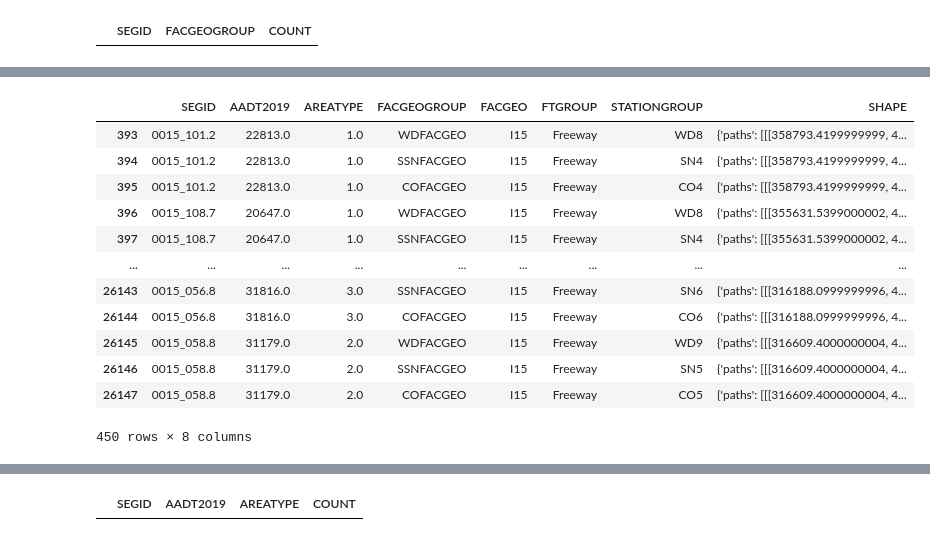
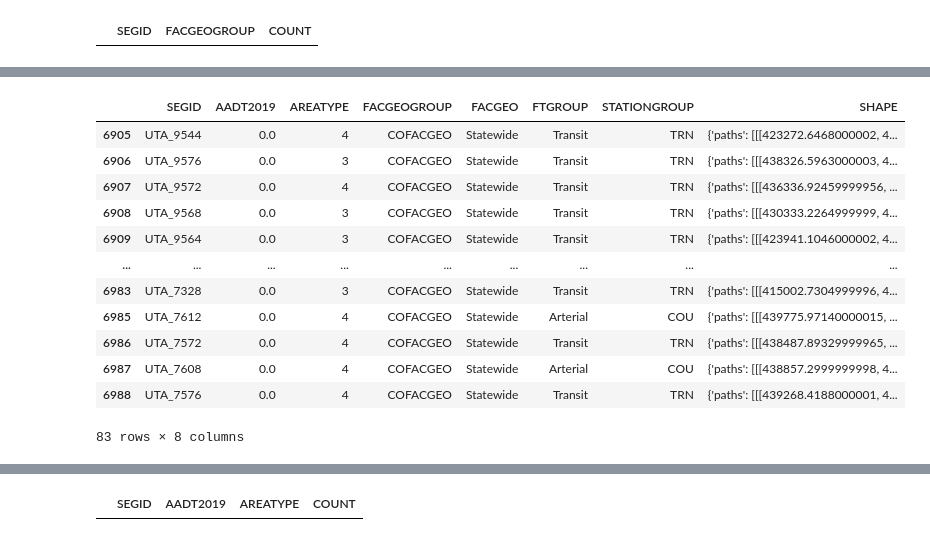
Before and after one commit to WFRCAnalytics/DATA-UDOT-Segment-Factors, a Jupyter notebook: 8_Assign-Segments-To-CCS-Groups.ipynb, the cells around one changed output, grey strips where cells are left out. Saved outputs shown, nothing was run; the diff lists cells and outputs as text; code cells hidden in the pictures.

```diff
--- a/8_Assign-Segments-To-CCS-Groups.ipynb
+++ b/8_Assign-Segments-To-CCS-Groups.ipynb
@@ -296,13 +313,11 @@ dfWFRCMasterNetwork_Segs = dfWFRCMasterNetwork_Segs[-dfWFRCMasterNetwork['SEGID'
 dfWFRCMasterNetwork_Segs = dfWFRCMasterNetwork_Segs[dfWFRCMasterNetwork_Segs['SEGID']!='']
 dfWFRCMasterNetwork_Segs = dfWFRCMasterNetwork_Segs[dfWFRCMasterNetwork_Segs['SEGID']!='0']
 dfWFRCMasterNetwork_Segs = dfWFRCMasterNetwork_Segs[dfWFRCMasterNetwork_Segs['SEGID']!='false']
-dfWFRCMasterNetwork_Segs = dfWFRCMasterNetwork_Segs[dfWFRCMasterNetwork_Segs['FT_2019']<50]
-dfWFRCMasterNetwork_Segs_2019 = dfWFRCMasterNetwork_Segs[dfWFRCMasterNetwork_Segs['LN_2019']>0]
-dfWFRCMasterNetwork_Segs_2019 = dfWFRCMasterNetwork_Segs_2019[['SEGID','LN_2019','FT_2019']]
+dfWFRCMasterNetwork_Segs = dfWFRCMasterNetwork_Segs[dfWFRCMasterNetwork_Segs['FT_2019']<100]
+dfWFRCMasterNetwork_Segs_2019 = dfWFRCMasterNetwork_Segs[['SEGID','LN_2019','FT_2019']]
 dfWFRCMasterNetwork_Segs_2019 = dfWFRCMasterNetwork_Segs_2019.groupby(['SEGID'],as_index=False).agg(MAXFT19_WFRC=('FT_2019','max'))
 display(dfWFRCMasterNetwork_Segs_2019)
-dfWFRCMasterNetwork_Segs_2050 = dfWFRCMasterNetwork_Segs[dfWFRCMasterNetwork_Segs['LN23_50']>0]
-dfWFRCMasterNetwork_Segs_2050 = dfWFRCMasterNetwork_Segs_2050[['SEGID','LN23_50','FT23_50']]
+dfWFRCMasterNetwork_Segs_2050 = dfWFRCMasterNetwork_Segs[['SEGID','LN23_50','FT23_50']]
 dfWFRCMasterNetwork_Segs_2050 = dfWFRCMasterNetwork_Segs_2050.groupby(['SEGID'],as_index=False).agg(MAXFT50_WFRC=('FT23_50','max'))
 display(dfWFRCMasterNetwork_Segs_2050)
 # %% [output]
@@ -381,9 +396,9 @@ dfSegFT
 8722 rows × 2 columns
 # %%
 dFTGroup = {
-     'FTFROM' : [         0,          10,       20],
-     'FTTO'   : [         9,          19,       49],
-     'FTGROUP': ['Arterial','Expressway','Freeway']
+     'FTFROM' : [         1,          10,       20,       50],
+     'FTTO'   : [         9,          19,       49,      100],
+     'FTGROUP': ['Arterial','Expressway','Freeway','Transit']
 }
 dfFTGroup = pd.DataFrame(dFTGroup)
 display(dfFTGroup)
@@ -717,11 +742,18 @@ display(prmAreaTypeOverridesSeg['SEGID'][dupes])
 
 sdfSegmentsWithAADT_AT_wOverride = pd.DataFrame.merge(sdfSegmentsWithAADT_AT,prmAreaTypeOverridesSeg,on='SEGID',how='left')
 
+sdfSegmentsWithAADT_AT_wOverride['ATOVERRIDE'].fillna(0,inplace=True)
+sdfSegmentsWithAADT_AT_wOverride['NOTE'].fillna("",inplace=True)
+
+sdfSegmentsWithAADT_AT_wOverride['AREATYPE'] = sdfSegmentsWithAADT_AT_wOverride['AREATYPE'].astype(int)
+sdfSegmentsWithAADT_AT_wOverride['ATOVERRIDE'] = sdfSegmentsWithAADT_AT_wOverride['ATOVERRIDE'].astype(int)
+#display(sdfSegmentsWithAADT_AT_wOverride)
+
 #update Area Type for records that have Area Type Override value
-sdfSegmentsWithAADT_AT_wOverride.loc[(-sdfSegmentsWithAADT_AT_wOverride['ATOVERRIDE'].isna()),'AREATYPE'] = sdfSegmentsWithAADT_AT_wOverride['ATOVERRIDE']
-#display(sdfSegmentsWithAADT_AT_wOverride[-sdfSegmentsWithAADT_AT_wOverride['ATOVERRIDE'].isna()])
+sdfSegmentsWithAADT_AT_wOverride.loc[(sdfSegmentsWithAADT_AT_wOverride['ATOVERRIDE']>0),'AREATYPE'] = sdfSegmentsWithAADT_AT_wOverride['ATOVERRIDE']
+#display(sdfSegmentsWithAADT_AT_wOverride)
 
 #change override column to flag
-sdfSegmentsWithAADT_AT_wOverride.loc[(-sdfSegmentsWithAADT_AT_wOverride['ATOVERRIDE'].isna()),'ATOVERRIDE'] = 1
+sdfSegmentsWithAADT_AT_wOverride.loc[(sdfSegmentsWithAADT_AT_wOverride['ATOVERRIDE']>0),'ATOVERRIDE'] = 1
 len(sdfSegmentsWithAADT_AT_wOverride.index)
 # %% [output]
@@ -1109,7 +1051,7 @@ sdfSegFacMatch_FTOverride.loc[~(sdfSegFacMatch_FTOverride['FTGROUP_NEW'].isna())
 sdfSegFacMatch_FTOverride.loc[~(sdfSegFacMatch_FTOverride['FTGROUP_NEW'].isna()),'FTGROUP_NEW'] = 1
 
 #show overriden records
-sdfSegFacMatch_FTOverride[sdfSegFacMatch_FTOverride['FTGROUP_NEW']==1]
+display(sdfSegFacMatch_FTOverride[sdfSegFacMatch_FTOverride['FTGROUP_NEW']==1])
 
 sdfSegFacMatch = pd.DataFrame.merge(sdfSegFacMatch_FTOverride,dfFacFieldLookup,on=('FACGEOGROUP','FACGEO','FTGROUP','AREATYPE'),how='left')
 
@@ -1122,7 +1064,12 @@ display("unmatched:")
 display(sdfSegFacMatch2[sdfSegFacMatch2['STATIONGROUP'].isna()])
 
 sdfSegFacMatch2 = sdfSegFacMatch2[['SEGID','AADT2019','AREATYPE','FACGEOGROUP','FACGEO','FTGROUP','STATIONGROUP','SHAPE']]
+sdfSegFacMatch2['STATIONGROUP'] = sdfSegFacMatch2['STATIONGROUP'].fillna('')
 display("final table:")
+
+# MANUALLY SET TRANSIST
+sdfSegFacMatch2.loc[sdfSegFacMatch2['FTGROUP']=='Transit', 'STATIONGROUP'] = 'TRN'
+
 display(sdfSegFacMatch2)
 # %% [output]
 |  | SEGID | FTGROUP_NEW | NOTE |
@@ -1169,16 +1129,16 @@ display(sdfSegFacMatch2)
 # %%
-sdfSegFacMatch2[sdfSegFacMatch2['FACGEO'].str.contains('I15')]
+sdfSegFacMatch2[sdfSegFacMatch2['SEGID'].str.contains('UTA')]
 # %% [output]
 |  | SEGID | AADT2019 | AREATYPE | FACGEOGROUP | FACGEO | FTGROUP | STATIONGROUP | SHAPE |
-| 393 | 0015_101.2 | 22813.0 | 1.0 | WDFACGEO | I15 | Freeway | WD8 | {'paths': [[[358793.4199999999, 4... |
-| 394 | 0015_101.2 | 22813.0 | 1.0 | SSNFACGEO | I15 | Freeway | SN4 | {'paths': [[[358793.4199999999, 4... |
-| 395 | 0015_101.2 | 22813.0 | 1.0 | COFACGEO | I15 | Freeway | CO4 | {'paths': [[[358793.4199999999, 4... |
-| 396 | 0015_108.7 | 20647.0 | 1.0 | WDFACGEO | I15 | Freeway | WD8 | {'paths': [[[355631.5399000002, 4... |
-| 397 | 0015_108.7 | 20647.0 | 1.0 | SSNFACGEO | I15 | Freeway | SN4 | {'paths': [[[355631.5399000002, 4... |
+| 6905 | UTA_9544 | 0.0 | 4 | COFACGEO | Statewide | Transit | TRN | {'paths': [[[423272.6468000002, 4... |
+| 6906 | UTA_9576 | 0.0 | 3 | COFACGEO | Statewide | Transit | TRN | {'paths': [[[438326.5963000003, 4... |
+| 6907 | UTA_9572 | 0.0 | 4 | COFACGEO | Statewide | Transit | TRN | {'paths': [[[436336.92459999956, ... |
+| 6908 | UTA_9568 | 0.0 | 3 | COFACGEO | Statewide | Transit | TRN | {'paths': [[[430333.2264999999, 4... |
+| 6909 | UTA_9564 | 0.0 | 3 | COFACGEO | Statewide | Transit | TRN | {'paths': [[[423941.1046000002, 4... |
 | ... | ... | ... | ... | ... | ... | ... | ... | ... |
-| 26143 | 0015_056.8 | 31816.0 | 3.0 | SSNFACGEO | I15 | Freeway | SN6 | {'paths': [[[316188.0999999996, 4... |
-| 26144 | 0015_056.8 | 31816.0 | 3.0 | COFACGEO | I15 | Freeway | CO6 | {'paths': [[[316188.0999999996, 4... |
-| 26145 | 0015_058.8 | 31179.0 | 2.0 | WDFACGEO | I15 | Freeway | WD9 | {'paths': [[[316609.4000000004, 4... |
-| 26146 | 0015_058.8 | 31179.0 | 2.0 | SSNFACGEO | I15 | Freeway | SN5 | {'paths': [[[316609.4000000004, 4... |
-| 26147 | 0015_058.8 | 31179.0 | 2.0 | COFACGEO | I15 | Freeway | CO5 | {'paths': [[[316609.4000000004, 4... |
+| 6983 | UTA_7328 | 0.0 | 3 | COFACGEO | Statewide | Transit | TRN | {'paths': [[[415002.7304999996, 4... |
+| 6985 | UTA_7612 | 0.0 | 4 | COFACGEO | Statewide | Arterial | COU | {'paths': [[[439775.97140000015, ... |
+| 6986 | UTA_7572 | 0.0 | 4 | COFACGEO | Statewide | Transit | TRN | {'paths': [[[438487.89329999965, ... |
+| 6987 | UTA_7608 | 0.0 | 4 | COFACGEO | Statewide | Arterial | COU | {'paths': [[[438857.2999999998, 4... |
+| 6988 | UTA_7576 | 0.0 | 4 | COFACGEO | Statewide | Transit | TRN | {'paths': [[[439268.4188000001, 4... |
-450 rows × 8 columns
+83 rows × 8 columns
```
Also changed, not shown: parts of 38 cells of this notebook, 40 other files.
